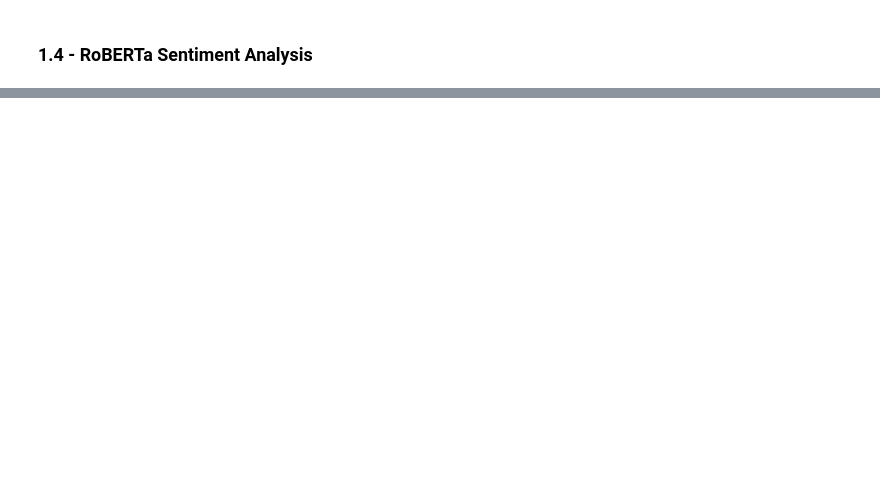
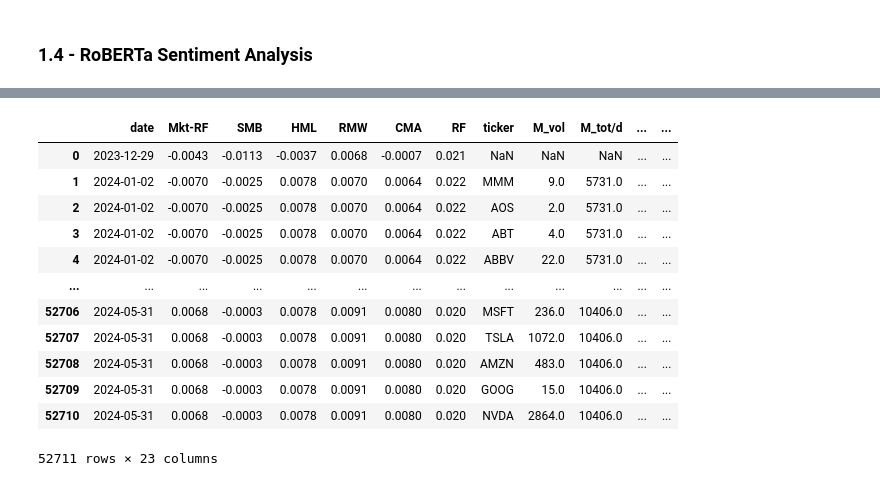
Before and after one commit to Berga20/Code_MSc_Thesis, a Jupyter notebook: Analysis.ipynb, the cells around one changed output, grey strips where cells are left out. Saved outputs shown, nothing was run; the diff lists cells and outputs as text; code cells hidden in the pictures; blank space fills up the shorter version.

```diff
--- a/Analysis.ipynb
+++ b/Analysis.ipynb
@@ -172,0 +334,6 @@ results_df.head()
+# %%
+to_drop = ['id', 'user', 'body', 'created_at', 'ticker', 'date']
+columns = [i for i in list(sentiment_data.columns) if i not in to_drop]
+
+daily_sentiment = sentiment_data.groupby(['ticker', 'date'])[columns].mean().reset_index()
+daily_sentiment
@@ -172,0 +356,2 @@ results_df.head()
+# %%
+social_media_data = pd.merge(attention_measures, daily_sentiment, on=['ticker', 'date'], how='left')
@@ -174,0 +371,18 @@ results_df.head()
+# %%
+tickers = list(comments_data['ticker'].unique())
+tickers.remove('BRK.B')
+tickers.remove('BF.B')
+
+start_date = '2023-12-28'
+end_date = '2024-06-01'
+
+def get_data(ticker_subset):
+    prices = yf.download(ticker_subset, start=start_date, end=end_date)
+    adj_close = prices['Adj Close']
+    returns = adj_close.pct_change()
+    returns_long = returns.reset_index().melt(id_vars='Date', var_name='ticker', value_name='ret')
+    return returns_long
+
+rets = get_data(tickers)
+rets = rets.dropna()
+rets.rename(columns={'Date': 'date'}, inplace=True)
@@ -174,0 +397,10 @@ results_df.head()
+# %%
+FF_data = pd.read_csv("/Users/marco/Library/CloudStorage/OneDrive-ErasmusUniversityRotterdam/University - OD/EUR/MSc Thesis/Data/F&F_data.csv", header=2)
+FF_data.rename(columns={'Unnamed: 0':'date'}, inplace=True)
+FF_data['date'] = pd.to_datetime(FF_data['date'], format='%Y%m%d')
+FF_data = FF_data[(FF_data['date'] >= '2023-12-29') & (FF_data['date'] <= '2024-05-31')]
+
+to_divide = ['Mkt-RF', 'SMB', 'HML', 'RMW', 'CMA']
+for i in to_divide:
+    FF_data[i] = FF_data[i]/100
+FF_data
@@ -174,0 +421,18 @@ results_df.head()
+# %%
+research_data = pd.merge(FF_data, social_media_data, on='date', how='left')
+research_data = pd.merge(research_data, rets, on=['date', 'ticker'], how='left')
+research_data
+# %% [output]
+|  | date | Mkt-RF | SMB | HML | RMW | CMA | RF | ticker | M_vol | M_tot/d | ... | ... |
+| 0 | 2023-12-29 | -0.0043 | -0.0113 | -0.0037 | 0.0068 | -0.0007 | 0.021 | NaN | NaN | NaN | ... | ... |
+| 1 | 2024-01-02 | -0.0070 | -0.0025 | 0.0078 | 0.0070 | 0.0064 | 0.022 | MMM | 9.0 | 5731.0 | ... | ... |
+| 2 | 2024-01-02 | -0.0070 | -0.0025 | 0.0078 | 0.0070 | 0.0064 | 0.022 | AOS | 2.0 | 5731.0 | ... | ... |
+| 3 | 2024-01-02 | -0.0070 | -0.0025 | 0.0078 | 0.0070 | 0.0064 | 0.022 | ABT | 4.0 | 5731.0 | ... | ... |
+| 4 | 2024-01-02 | -0.0070 | -0.0025 | 0.0078 | 0.0070 | 0.0064 | 0.022 | ABBV | 22.0 | 5731.0 | ... | ... |
+| ... | ... | ... | ... | ... | ... | ... | ... | ... | ... | ... | ... | ... |
+| 52706 | 2024-05-31 | 0.0068 | -0.0003 | 0.0078 | 0.0091 | 0.0080 | 0.020 | MSFT | 236.0 | 10406.0 | ... | ... |
+| 52707 | 2024-05-31 | 0.0068 | -0.0003 | 0.0078 | 0.0091 | 0.0080 | 0.020 | TSLA | 1072.0 | 10406.0 | ... | ... |
+| 52708 | 2024-05-31 | 0.0068 | -0.0003 | 0.0078 | 0.0091 | 0.0080 | 0.020 | AMZN | 483.0 | 10406.0 | ... | ... |
+| 52709 | 2024-05-31 | 0.0068 | -0.0003 | 0.0078 | 0.0091 | 0.0080 | 0.020 | GOOG | 15.0 | 10406.0 | ... | ... |
+| 52710 | 2024-05-31 | 0.0068 | -0.0003 | 0.0078 | 0.0091 | 0.0080 | 0.020 | NVDA | 2864.0 | 10406.0 | ... | ... |
+52711 rows × 23 columns
```
Also changed, not shown: parts of 70 cells of this notebook, 4 other files.
